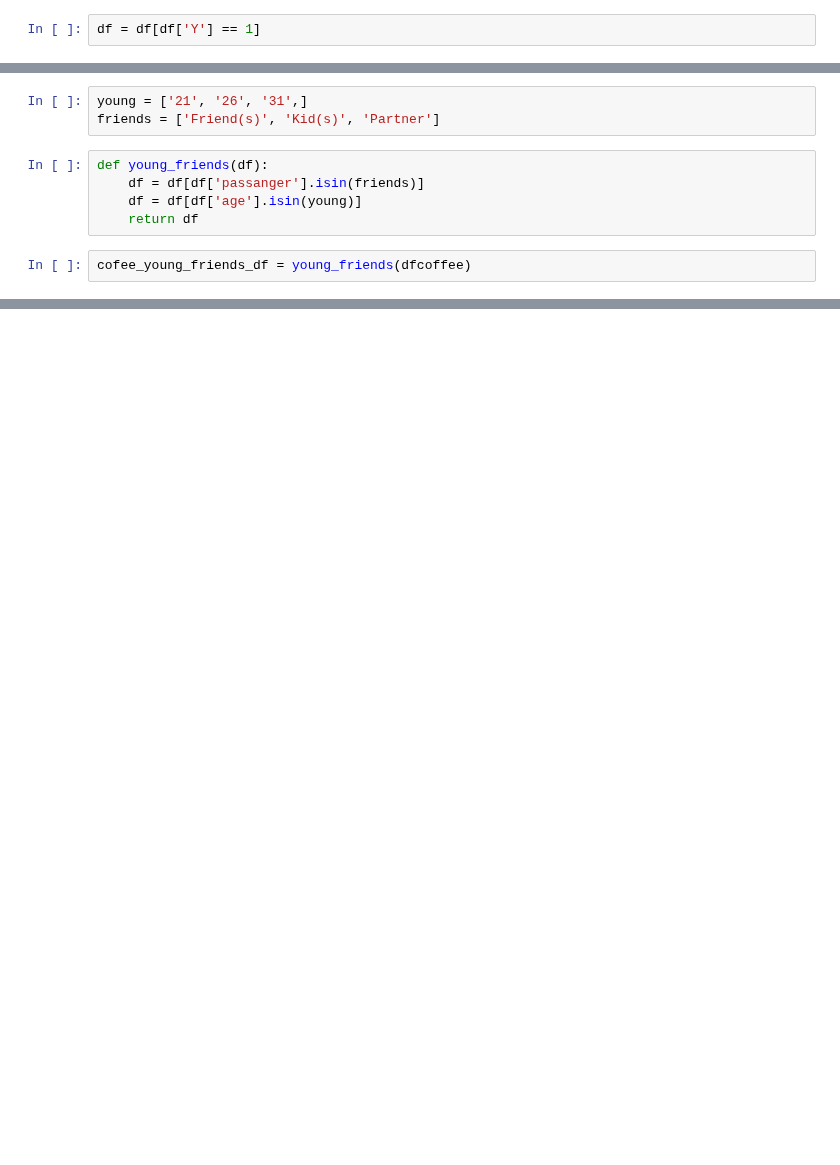
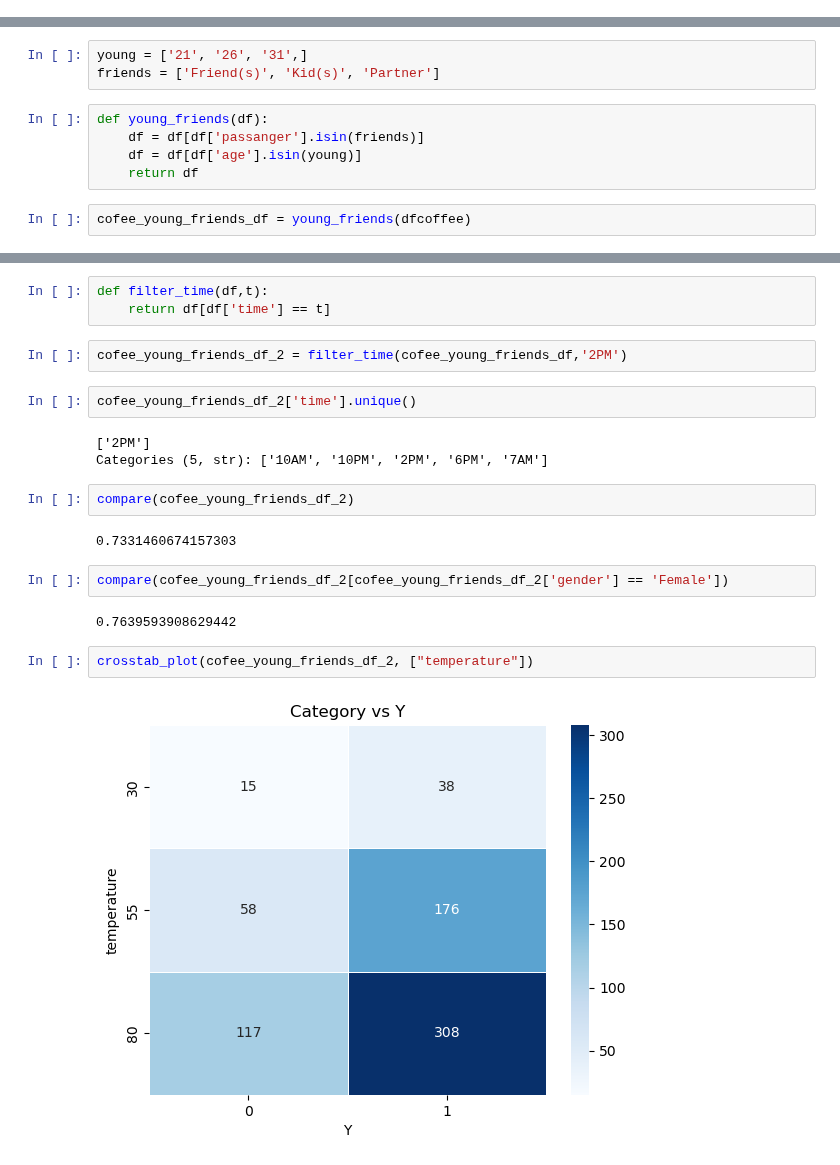
Before and after one commit to davidharrisnet/uc_berkeley, a Jupyter notebook: notebooks/prompt-work.ipynb, the cells around one changed output, grey strips where cells are left out. Drawn from its saved outputs; the diff is of its cells as text; blank space fills up the shorter version.

```diff
--- a/notebooks/prompt-work.ipynb
+++ b/notebooks/prompt-work.ipynb
@@ -911,8 +911,6 @@ Index(['destination', 'passanger', 'weather', 'temperature', 'time', 'coupon',
       dtype='str')
 # %%
 df = data
-# %%
-df = df[df['Y'] == 1]
 # %%
 for col in df.columns:
     df[col] = df[col].astype('category')
@@ -1019,0 +982,22 @@ Categories (5, str): ['10AM', '10PM', '2PM', '6PM', '7AM']
+# %%
+def filter_time(df,t):
+    return df[df['time'] == t]
+# %%
+cofee_young_friends_df_2 = filter_time(cofee_young_friends_df,'2PM')
+# %%
+cofee_young_friends_df_2['time'].unique()
+# %% [output]
+['2PM']
+Categories (5, str): ['10AM', '10PM', '2PM', '6PM', '7AM']
+# %%
+compare(cofee_young_friends_df_2)
+# %% [output]
+0.7331460674157303
+# %%
+compare(cofee_young_friends_df_2[cofee_young_friends_df_2['gender'] == 'Female'])
+# %% [output]
+0.7639593908629442
+# %%
+crosstab_plot(cofee_young_friends_df_2, ["temperature"])
+# %% [output]
+[figure, added]
```
Also changed, not shown: parts of 10 cells of this notebook, 11 other files.
